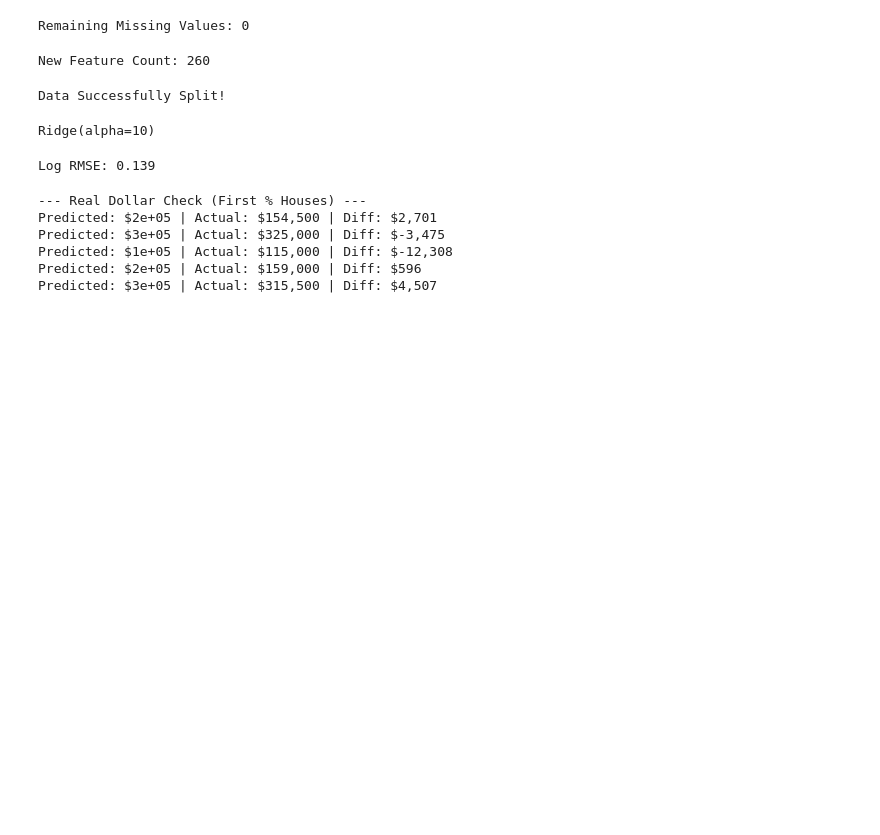
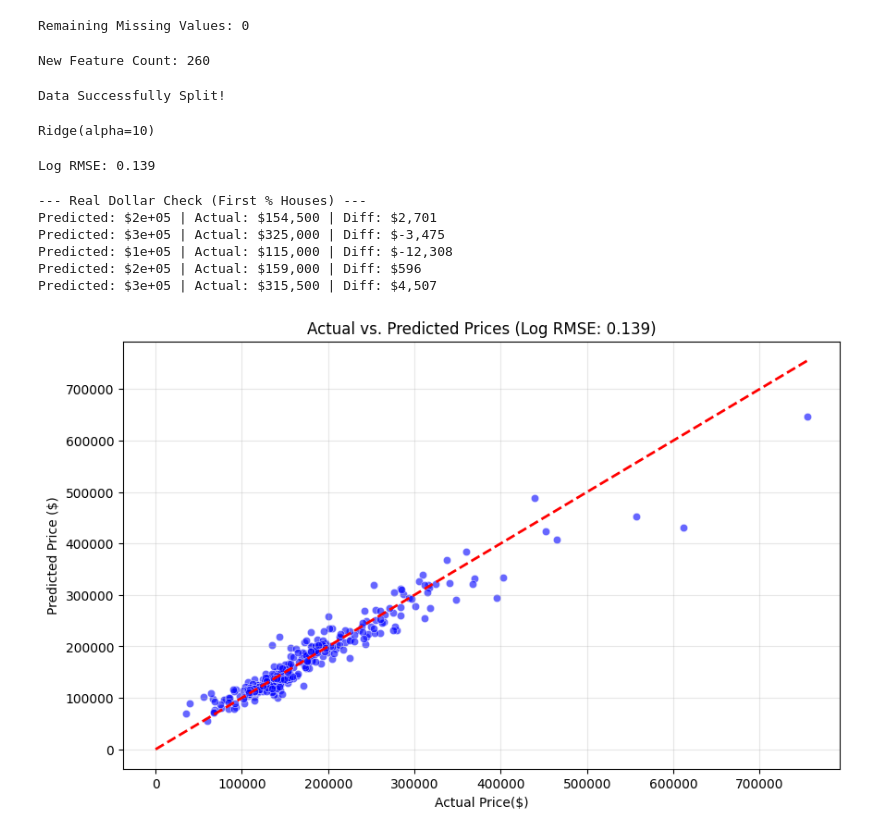
Before and after one commit to iAmPhyton/Advanced-Housing-Price-Prediction, a Jupyter notebook: ames.ipynb, the cells around one changed output. Saved outputs shown, nothing was run; the diff lists cells and outputs as text; code cells hidden in the pictures; blank space fills up the shorter version.

```diff
--- a/ames.ipynb
+++ b/ames.ipynb
@@ -166,3 +166,21 @@ Predicted: $3e+05 | Actual: $325,000 | Diff: $-3,475
 Predicted: $1e+05 | Actual: $115,000 | Diff: $-12,308
 Predicted: $2e+05 | Actual: $159,000 | Diff: $596
 Predicted: $3e+05 | Actual: $315,500 | Diff: $4,507
+# %%
+#generating first final report visuals
+#converting back from Log scale to real $ for plot
+y_test_real = np.expm1(y_test)
+y_pred_real = np.expm1(y_pred_log)
+plt.figure(figsize=(10,6))
+sns.scatterplot(x=y_test_real, y=y_pred_real, alpha=0.6, color='blue')
+
+#visuals for prediction
+max_val = max(y_test_real.max(), y_pred_real.max())
+plt.plot([0, max_val], [0, max_val], color='red', linestyle='--', linewidth=2)
+plt.title(f'Actual vs. Predicted Prices (Log RMSE: {0.139})')
+plt.xlabel('Actual Price($)')
+plt.ylabel('Predicted Price ($)')
+plt.grid(True, alpha=0.3)
+plt.show()
+# %% [output]
+[figure, added]
```
Also changed, not shown: parts of 1 cell of this notebook.
